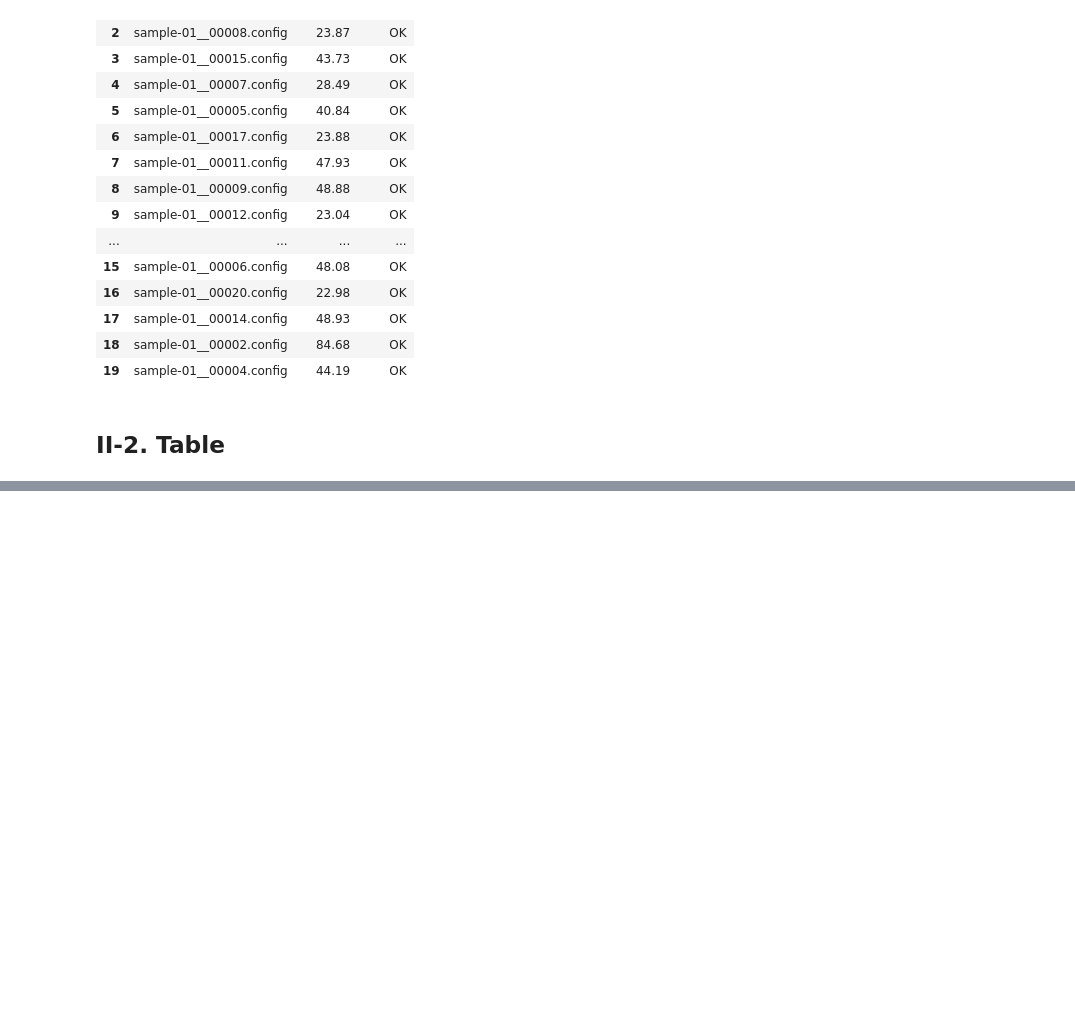
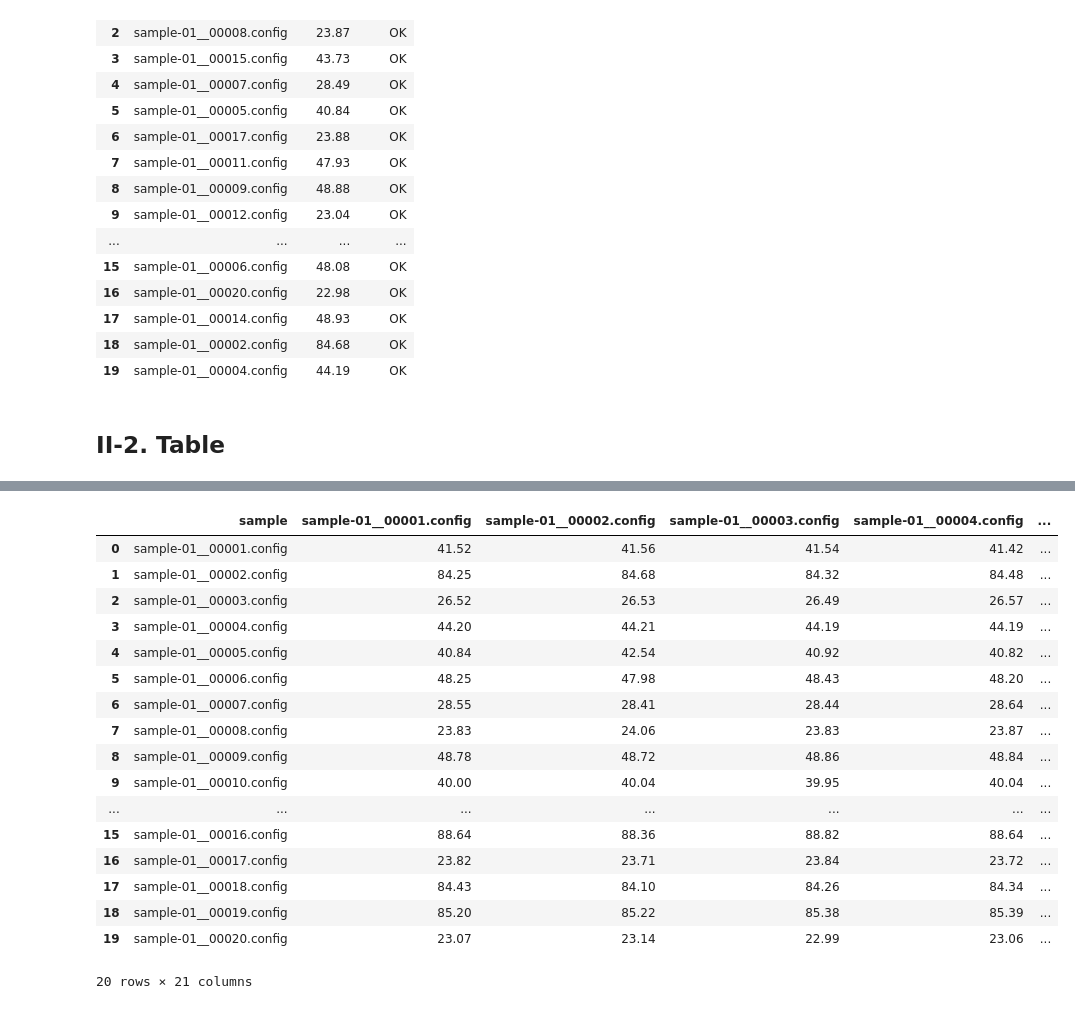
Before and after one commit to ternava/Incremental-build, a Jupyter notebook: data/x264.ipynb, the cells around one changed output, grey strips where cells are left out. Drawn from its saved outputs; the diff is of its cells as text; code cells hidden in the pictures; blank space fills up the shorter version.

```diff
--- a/data/x264.ipynb
+++ b/data/x264.ipynb
@@ -125,0 +180,7 @@ to_df("config_data_sample")
+# %%
+lc = len(time_inc["configuration"])
+# %%
+dd = dict()
+dd["sample"] = ff
+for k in ff:
+    dd[str(k)] = []
@@ -125,0 +207,14 @@ to_df("config_data_sample")
+# %%
+ttime = {time_inc["configuration"][i]: time_inc["time(s)"][i] for i in range(lc)}
+# %%
+for elt in dd:
+    if elt != "sample":
+        for k in ff:
+            if elt == k:
+                dd[elt].append(ttime[elt])
+            else:
+                entry = "{}-from-{}".format(k, elt)
+                if entry in ttime:
+                    dd[elt].append(ttime[entry])
+                else:
+                    dd[elt].append("NaN")
@@ -125,0 +244,21 @@ to_df("config_data_sample")
+# %%
+pnd.DataFrame.from_dict(dd)
+# %% [output]
+|  | sample | sample-01__00001.config | sample-01__00002.config | sample-01__00003.config | sample-01__00004.config | ... |
+| 0 | sample-01__00001.config | 41.52 | 41.56 | 41.54 | 41.42 | ... |
+| 1 | sample-01__00002.config | 84.25 | 84.68 | 84.32 | 84.48 | ... |
+| 2 | sample-01__00003.config | 26.52 | 26.53 | 26.49 | 26.57 | ... |
+| 3 | sample-01__00004.config | 44.20 | 44.21 | 44.19 | 44.19 | ... |
+| 4 | sample-01__00005.config | 40.84 | 42.54 | 40.92 | 40.82 | ... |
+| 5 | sample-01__00006.config | 48.25 | 47.98 | 48.43 | 48.20 | ... |
+| 6 | sample-01__00007.config | 28.55 | 28.41 | 28.44 | 28.64 | ... |
+| 7 | sample-01__00008.config | 23.83 | 24.06 | 23.83 | 23.87 | ... |
+| 8 | sample-01__00009.config | 48.78 | 48.72 | 48.86 | 48.84 | ... |
+| 9 | sample-01__00010.config | 40.00 | 40.04 | 39.95 | 40.04 | ... |
+| ... | ... | ... | ... | ... | ... | ... |
+| 15 | sample-01__00016.config | 88.64 | 88.36 | 88.82 | 88.64 | ... |
+| 16 | sample-01__00017.config | 23.82 | 23.71 | 23.84 | 23.72 | ... |
+| 17 | sample-01__00018.config | 84.43 | 84.10 | 84.26 | 84.34 | ... |
+| 18 | sample-01__00019.config | 85.20 | 85.22 | 85.38 | 85.39 | ... |
+| 19 | sample-01__00020.config | 23.07 | 23.14 | 22.99 | 23.06 | ... |
+20 rows × 21 columns
```
Also changed, not shown: parts of 10 cells of this notebook.
